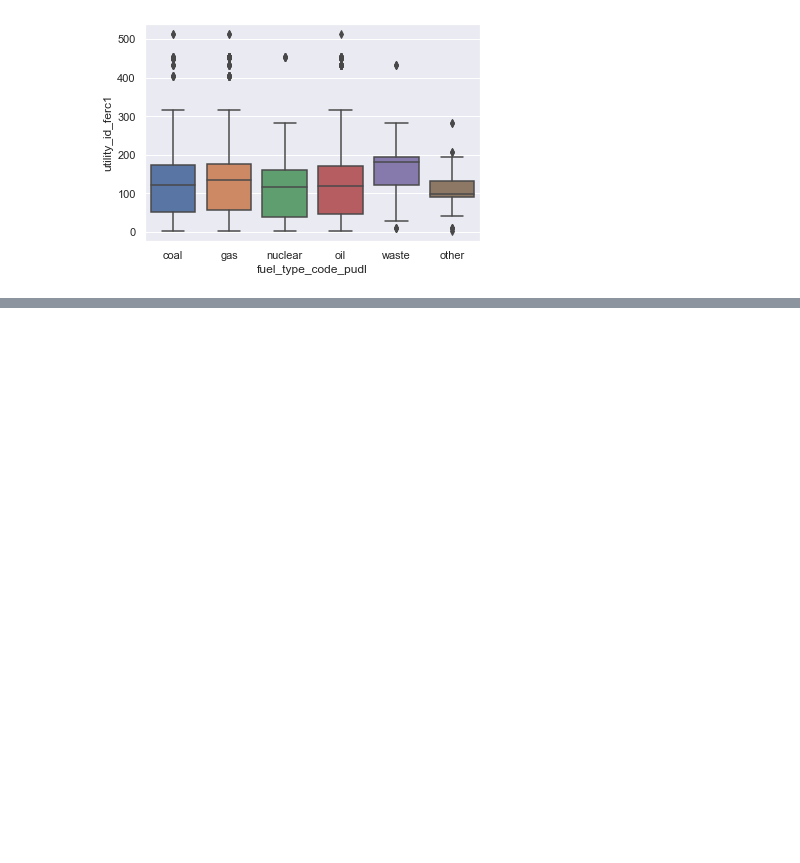
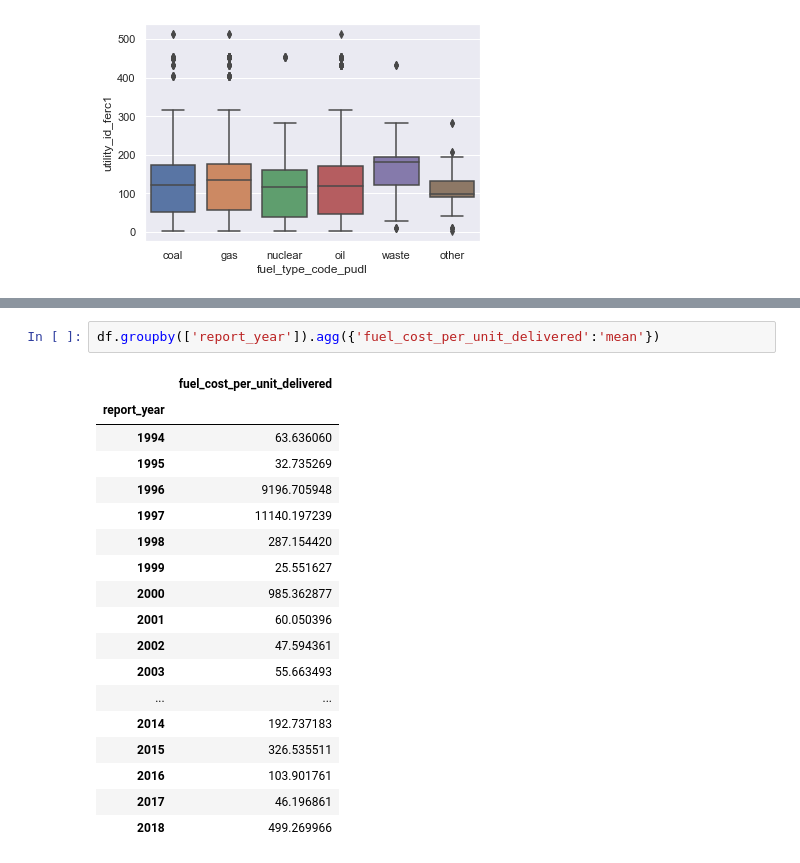
Before and after one commit to AninFreddy01/Hamoye_internship2020, a Jupyter notebook: STAGE A/fuel_ferc_analysis.ipynb, the cells around one changed output, grey strips where cells are left out. Drawn from its saved outputs; the diff is of its cells as text; blank space fills up the shorter version.

```diff
--- a/STAGE A/fuel_ferc_analysis.ipynb
+++ b/STAGE A/fuel_ferc_analysis.ipynb
@@ -192,0 +253,21 @@ df.describe()
+# %%
+df.groupby(['report_year']).agg({'fuel_cost_per_unit_delivered':'mean'})
+# %% [output]
+|  | fuel_cost_per_unit_delivered |
+| report_year |  |
+| 1994 | 63.636060 |
+| 1995 | 32.735269 |
+| 1996 | 9196.705948 |
+| 1997 | 11140.197239 |
+| 1998 | 287.154420 |
+| 1999 | 25.551627 |
+| 2000 | 985.362877 |
+| 2001 | 60.050396 |
+| 2002 | 47.594361 |
+| 2003 | 55.663493 |
+| ... | ... |
+| 2014 | 192.737183 |
+| 2015 | 326.535511 |
+| 2016 | 103.901761 |
+| 2017 | 46.196861 |
+| 2018 | 499.269966 |
```
Also changed, not shown: parts of 8 cells of this notebook.
